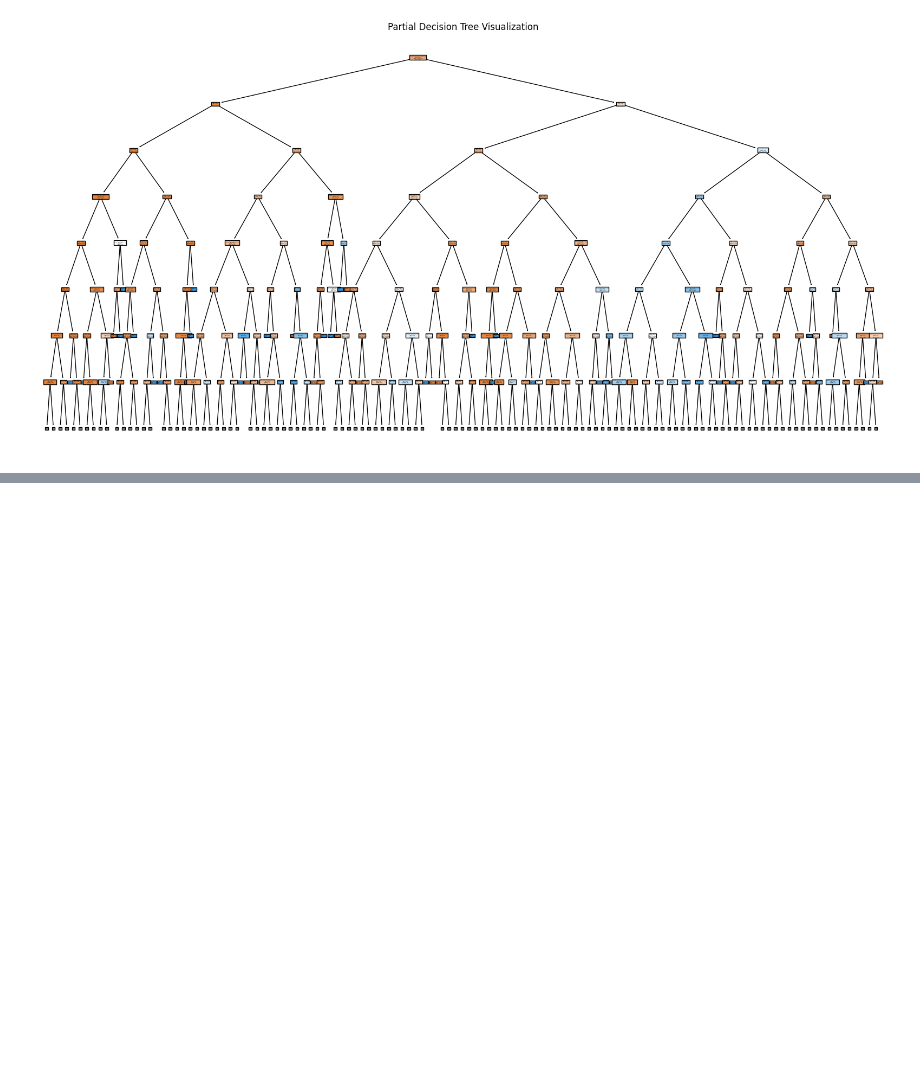
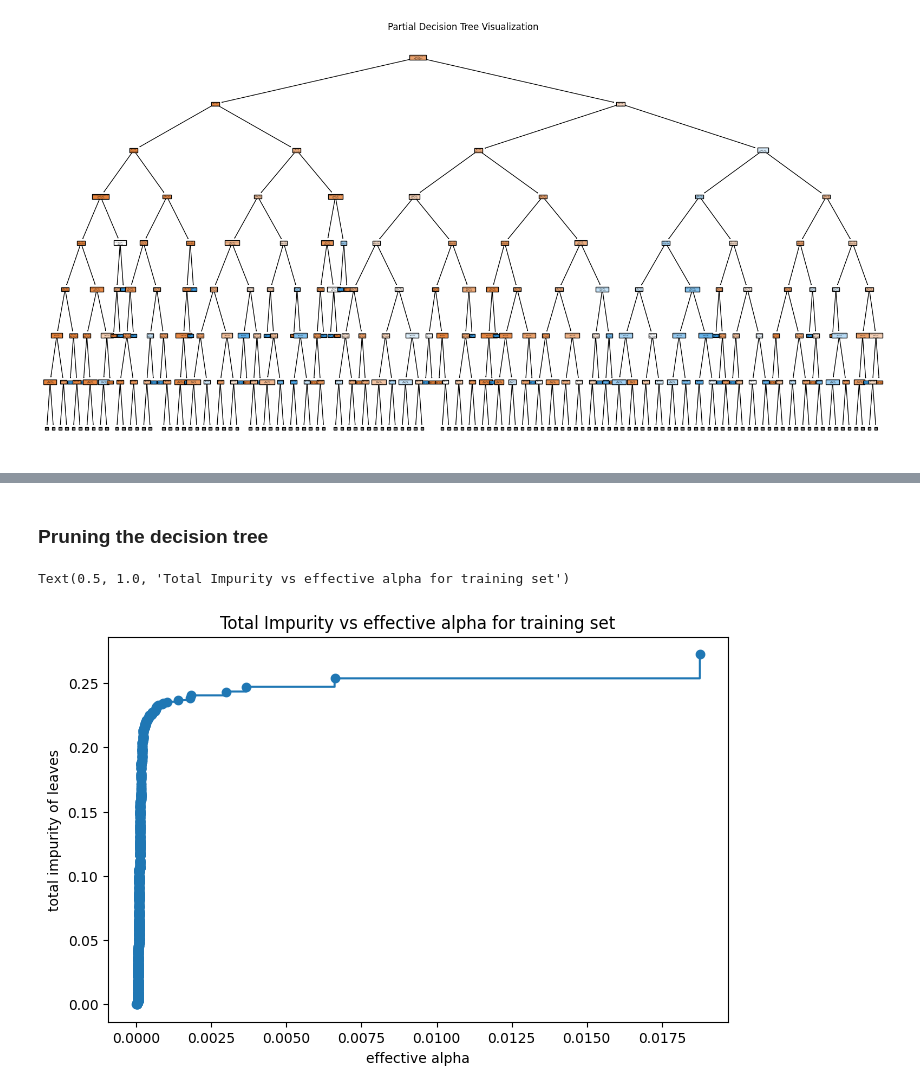
Before and after one commit to nikoyasam/MachineLearningCW, a Jupyter notebook: machine learninng/decison trees.ipynb, the cells around one changed output, grey strips where cells are left out. Drawn from its saved outputs; the diff is of its cells as text; code cells hidden in the pictures; blank space fills up the shorter version.

```diff
--- a/machine learninng/decison trees.ipynb
+++ b/machine learninng/decison trees.ipynb
@@ -595,0 +673,25 @@ plt.show()
+# %% [markdown]
+### Pruning the decision tree
+# %%
+from sklearn.tree import DecisionTreeClassifier
+from sklearn.metrics import accuracy_score
+
+# Initialize the Decision Tree Classifier with a specific max_depth
+max_depth_values = [5, 10, 15, None]  # None means unlimited depth
+
+for max_depth in max_depth_values:
+    # Initialize the Decision Tree Classifier
+    dt_classifier = DecisionTreeClassifier(random_state=42, max_depth=max_depth)
+
+   # Fit the classifier to
+    path = dt_classifier.cost_complexity_pruning_path(X_train, y_train)
+    ccp_alphas, impurities = path.ccp_alphas, path.impurities
+# %%
+fig, ax = plt.subplots(figsize=(8,5))
+ax.plot(ccp_alphas[:-1], impurities[:-1], marker='o', drawstyle="steps-post")
+ax.set_xlabel("effective alpha")
+ax.set_ylabel("total impurity of leaves")
+ax.set_title("Total Impurity vs effective alpha for training set")
+# %% [output]
+Text(0.5, 1.0, 'Total Impurity vs effective alpha for training set')
+[figure, added]
```
Also changed, not shown: parts of 11 cells of this notebook.
